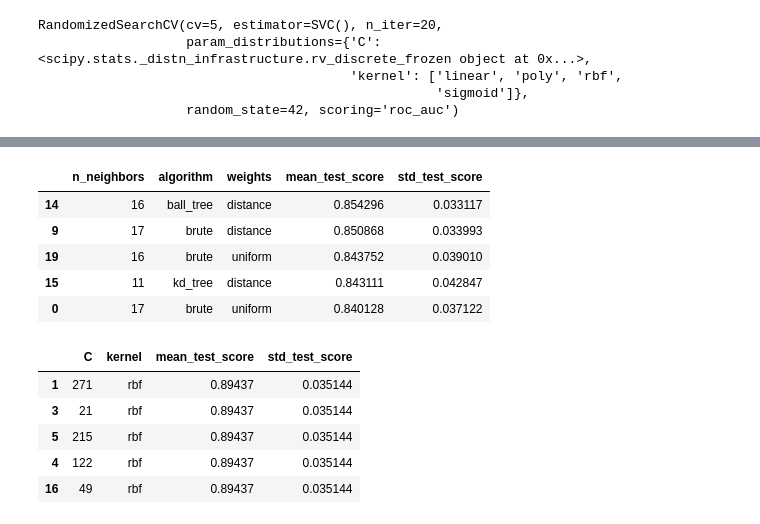
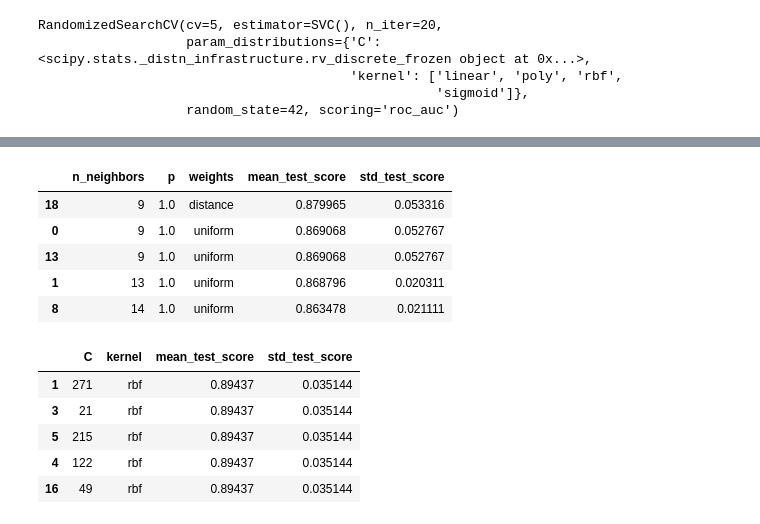
Before and after one commit to martinperaltarecio9/TPs_aprendizaje_automatico, a Jupyter notebook: 03_intermedia.ipynb, the cells around one changed output, grey strips where cells are left out. Drawn from its saved outputs; the diff is of its cells as text; code cells hidden in the pictures.

```diff
--- a/03_intermedia.ipynb
+++ b/03_intermedia.ipynb
@@ -486,6 +486,7 @@ Detallar los hiperparámetros elegidos para cada algoritmo y explicar la razón
 3. ¿Cuál fue el mejor modelo y con qué configuración? Explicar por qué creería que dio mejor (recordando qué hace cada algoritmo y con qué tipo de datos están trabajando).
 # %%
 #EJ 3
+import numpy as np
 from sklearn.tree import DecisionTreeClassifier
 from scipy.stats import randint, uniform
 from sklearn.neighbors import KNeighborsClassifier
@@ -500,7 +501,7 @@ param_arbol = {
 }
 
 param_KNN = {
-    "algorithm":["ball_tree", "kd_tree", "brute"],
+    "p":[1,2,np.inf],
     "n_neighbors":randint(3, 20),
     "weights":["uniform", "distance"] #pesa los votos segun inversamente proporcional a las distancia
 }
@@ -572,18 +573,18 @@ result_arbol.head(5)
 # %%
 result_knn=pd.DataFrame(random_search_knn.cv_results_)
 result_knn=result_knn.sort_values(by="mean_test_score",ascending=False)
 result_knn["n_neighbors"]=result_knn["params"].apply(lambda x: x["n_neighbors"])
-result_knn["algorithm"]=result_knn["params"].apply(lambda x: x["algorithm"])
+result_knn["p"]=result_knn["params"].apply(lambda x: x["p"])
 result_knn["weights"]=result_knn["params"].apply(lambda x: x["weights"])
-result_knn=result_knn[["n_neighbors","algorithm","weights","mean_test_score","std_test_score"]]
+result_knn=result_knn[["n_neighbors","p","weights","mean_test_score","std_test_score"]]
 result_knn.head(5)
 # %% [output]
-|  | n_neighbors | algorithm | weights | mean_test_score | std_test_score |
-| 14 | 16 | ball_tree | distance | 0.854296 | 0.033117 |
-| 9 | 17 | brute | distance | 0.850868 | 0.033993 |
-| 19 | 16 | brute | uniform | 0.843752 | 0.039010 |
-| 15 | 11 | kd_tree | distance | 0.843111 | 0.042847 |
-| 0 | 17 | brute | uniform | 0.840128 | 0.037122 |
+|  | n_neighbors | p | weights | mean_test_score | std_test_score |
+| 18 | 9 | 1.0 | distance | 0.879965 | 0.053316 |
+| 0 | 9 | 1.0 | uniform | 0.869068 | 0.052767 |
+| 13 | 9 | 1.0 | uniform | 0.869068 | 0.052767 |
+| 1 | 13 | 1.0 | uniform | 0.868796 | 0.020311 |
+| 8 | 14 | 1.0 | uniform | 0.863478 | 0.021111 |
 # %%
 result_svc=pd.DataFrame(random_search_svc.cv_results_)
 result_svc=result_svc.sort_values(by="mean_test_score",ascending=False)
```
Also changed, not shown: parts of 4 cells of this notebook, 1 other file.
